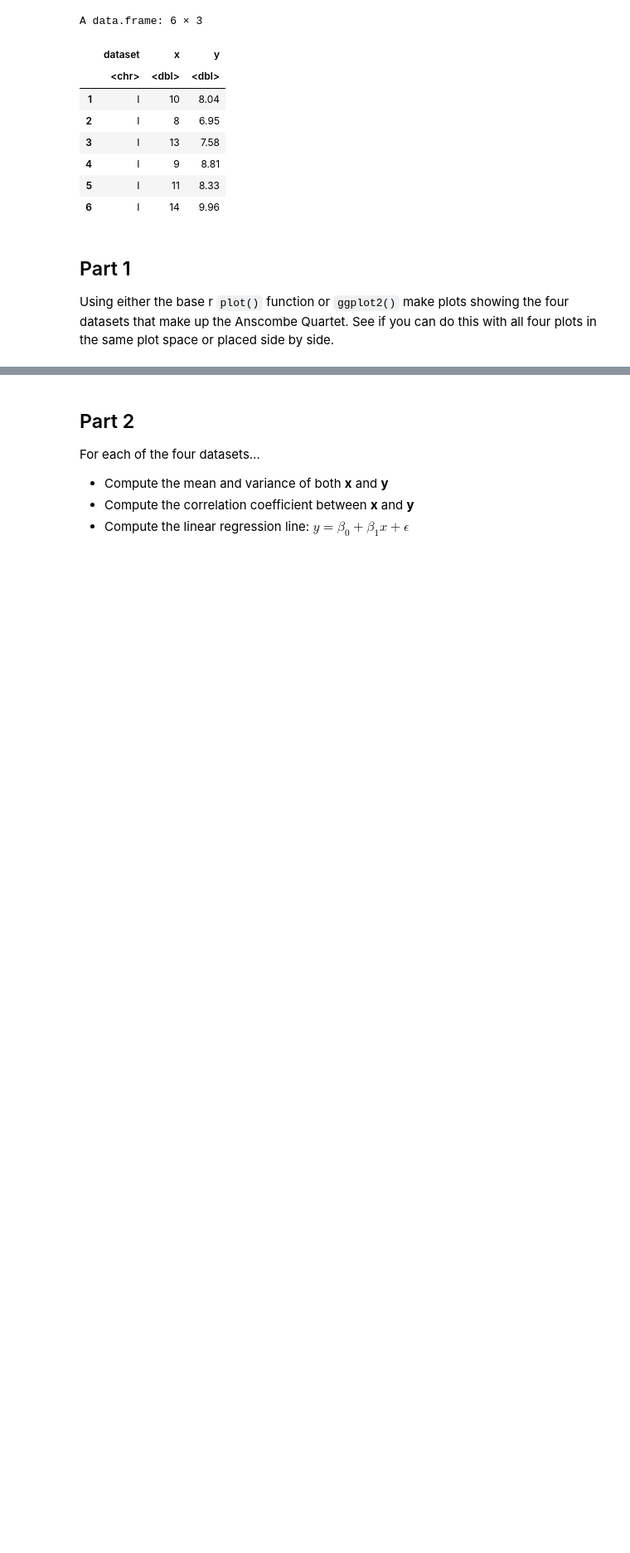
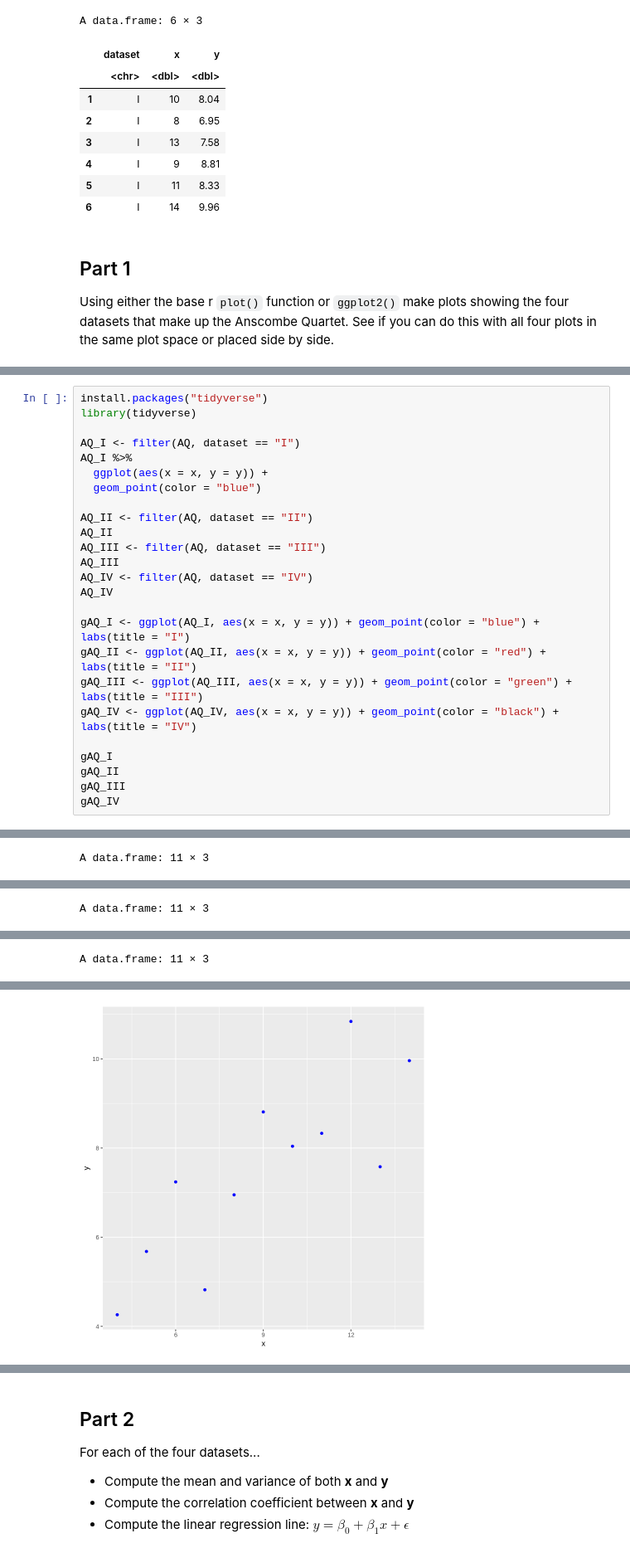
Before and after one commit to risaacsia/MPhil_GenomicMedicine, a Jupyter notebook: GMO7/Anscombe_quartet.ipynb, the cells around one changed output, grey strips where cells are left out. Shown at 83% size. Saved outputs shown, nothing was run; the diff lists cells and outputs as text; blank space fills up the shorter version.

```diff
--- a/GMO7/Anscombe_quartet.ipynb
+++ b/GMO7/Anscombe_quartet.ipynb
@@ -38,0 +29,26 @@ Installing package into ‘/usr/local/lib/R/site-library’
+# %%
+install.packages("tidyverse")
+library(tidyverse)
+
+AQ_I <- filter(AQ, dataset == "I")
+AQ_I %>%
+  ggplot(aes(x = x, y = y)) +
+  geom_point(color = "blue")
+
+AQ_II <- filter(AQ, dataset == "II")
+AQ_II
+AQ_III <- filter(AQ, dataset == "III")
+AQ_III
+AQ_IV <- filter(AQ, dataset == "IV")
+AQ_IV
+
+gAQ_I <- ggplot(AQ_I, aes(x = x, y = y)) + geom_point(color = "blue") + labs(title = "I")
+gAQ_II <- ggplot(AQ_II, aes(x = x, y = y)) + geom_point(color = "red") + labs(title = "II")
+gAQ_III <- ggplot(AQ_III, aes(x = x, y = y)) + geom_point(color = "green") + labs(title = "III")
+gAQ_IV <- ggplot(AQ_IV, aes(x = x, y = y)) + geom_point(color = "black") + labs(title = "IV")
+
+gAQ_I
+gAQ_II
+gAQ_III
+gAQ_IV
+# %% [output]
@@ -38,0 +57 @@ Installing package into ‘/usr/local/lib/R/site-library’
+A data.frame: 11 × 3
@@ -38,0 +71 @@ Installing package into ‘/usr/local/lib/R/site-library’
+A data.frame: 11 × 3
@@ -38,0 +85 @@ Installing package into ‘/usr/local/lib/R/site-library’
+A data.frame: 11 × 3
@@ -38,0 +99 @@ Installing package into ‘/usr/local/lib/R/site-library’
+[figure, added]
```
Also changed, not shown: parts of 4 cells of this notebook.
